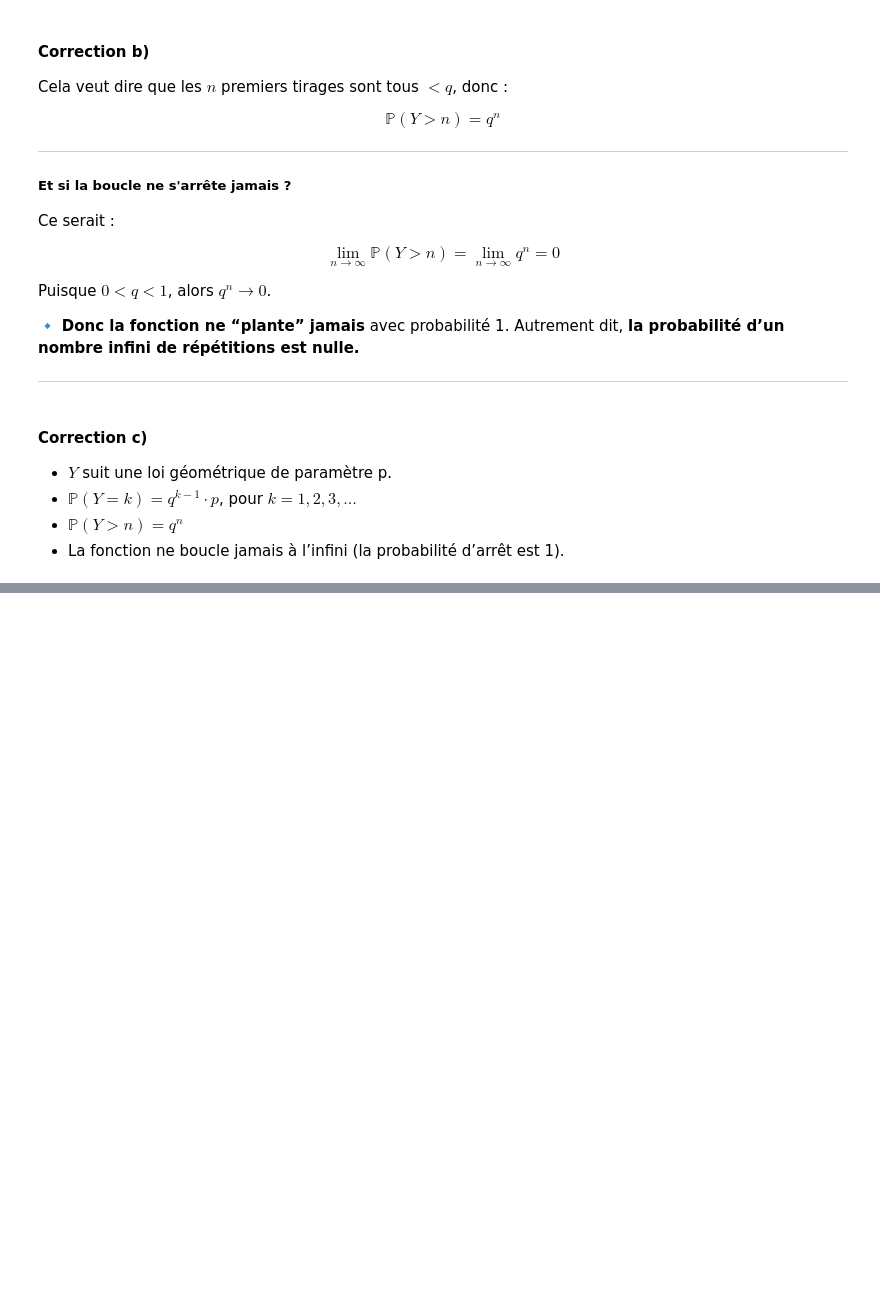
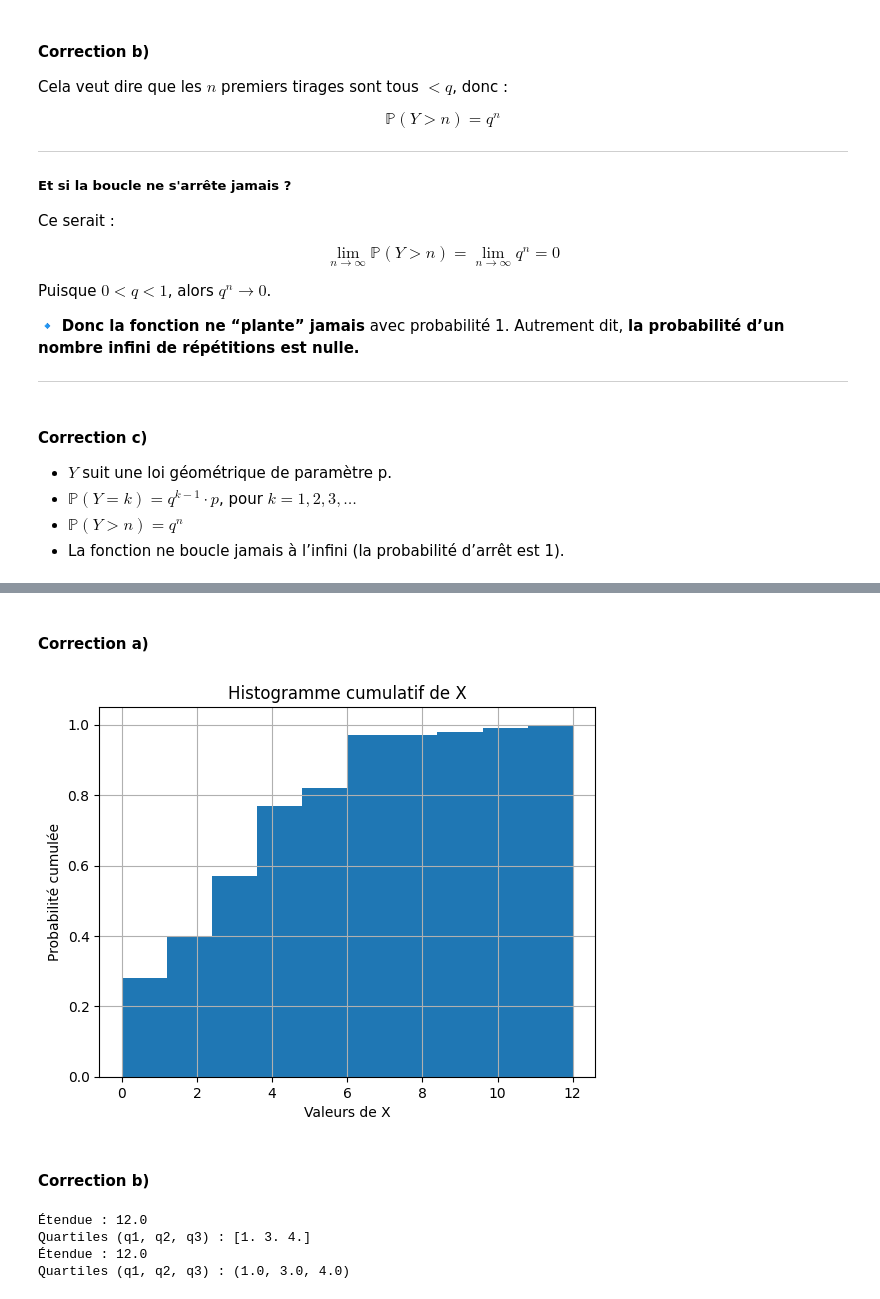
Before and after one commit to wakil69/InformatiquePrepaPlus, a Jupyter notebook: Cours/Probabilités_Stats/9.Exercices/Exercices.ipynb, the cells around one changed output, grey strips where cells are left out. Cells and saved outputs as stored; diff of their text form; code cells hidden in the pictures; blank space fills up the shorter version.

Commit message:
exercices probas et stats done, next: exos fonction et sql

```diff
--- a/Cours/Probabilités_Stats/9.Exercices/Exercices.ipynb
+++ b/Cours/Probabilités_Stats/9.Exercices/Exercices.ipynb
@@ -298,0 +324,42 @@ Autrement dit, **la probabilité d’un nombre infini de répétitions est nulle
+# %%
+import pandas as pd
+import numpy as np
+import matplotlib.pyplot as plt
+
+# Génération de X : valeurs normales centrées réduites, rendues positives et entières
+X = np.random.normal(0, 4, 100)
+X = np.abs(np.floor(X))
+# %% [markdown]
+#### Correction a)
+# %%
+plt.hist(X, cumulative=True, density=True)
+plt.title("Histogramme cumulatif de X")
+plt.xlabel("Valeurs de X")
+plt.ylabel("Probabilité cumulée")
+plt.grid(True)
+plt.show()
+# %% [output]
+[figure, added]
+# %% [markdown]
+#### Correction b)
+# %%
+etendue = np.ptp(X)  # plage (max - min) ou np.max(X) - np.min(X)
+quartiles = np.percentile(X, [25, 50, 75])
+print("Étendue :", etendue)
+print("Quartiles (q1, q2, q3) :", quartiles)
+
+# OU
+
+donnees = pd.DataFrame({"X": X})
+stats = donnees.describe()
+q3 = stats.loc["75%", "X"]
+q2 = stats.loc["50%", "X"]
+q1 = stats.loc["25%", "X"]
+inter = q3 - q1
+print("Étendue :", np.max(X) - np.min(X))
+print("Quartiles (q1, q2, q3) :", (q1, q2, q3))
+# %% [output]
+Étendue : 12.0
+Quartiles (q1, q2, q3) : [1. 3. 4.]
+Étendue : 12.0
+Quartiles (q1, q2, q3) : (1.0, 3.0, 4.0)
```
Also changed, not shown: parts of 94 cells of this notebook, 2 other files.
